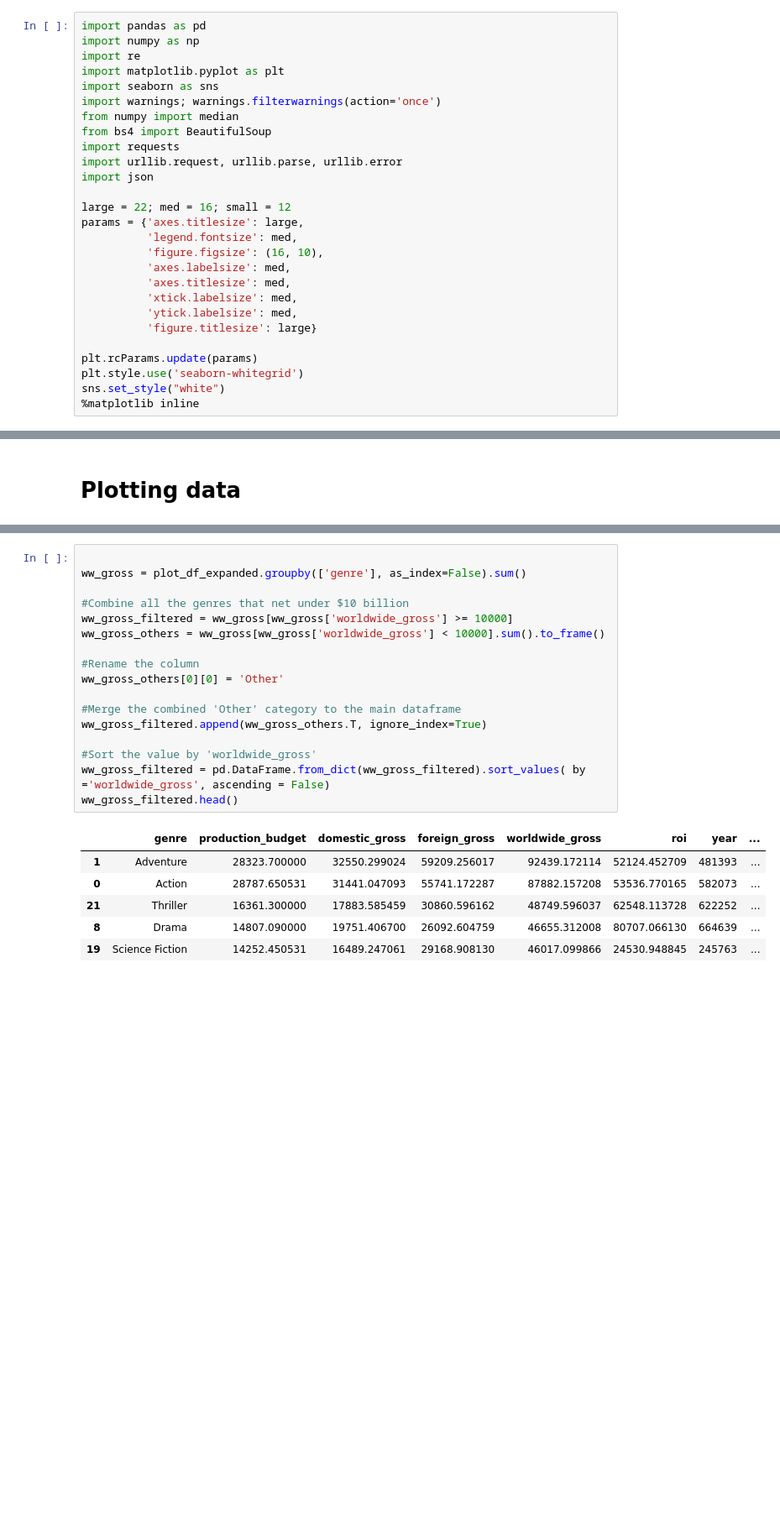
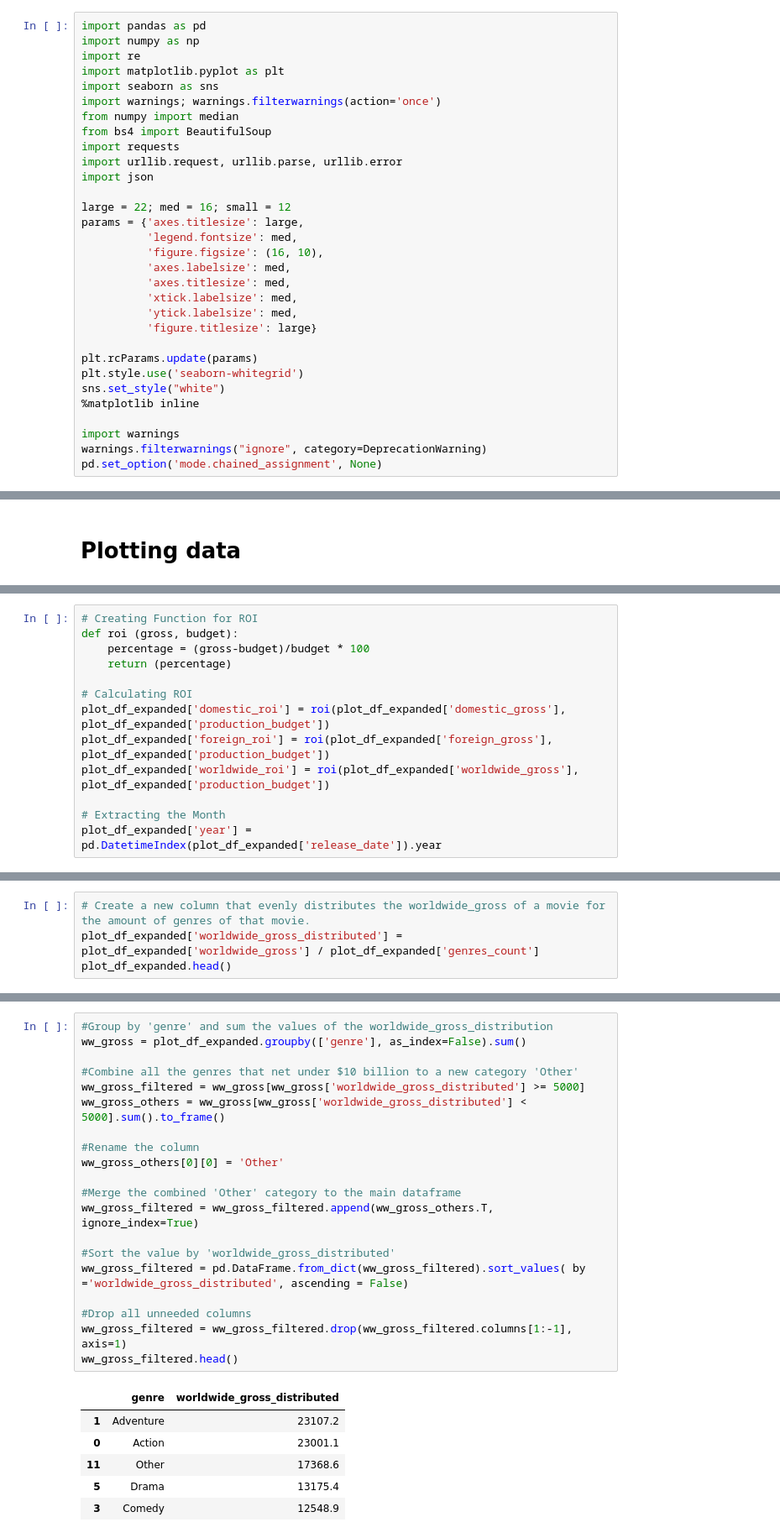
Before and after one commit to conlpate/dsc-mod-1-project-v2-1-onl01-dtsc-pt-052620, a Jupyter notebook: FINAL_MERGED.ipynb, the cells around one changed output, grey strips where cells are left out. Shown at 84% size. Saved outputs shown, nothing was run; the diff lists cells and outputs as text; blank space fills up the shorter version.

```diff
--- a/FINAL_MERGED.ipynb
+++ b/FINAL_MERGED.ipynb
@@ -25,5 +25,9 @@ plt.rcParams.update(params)
 plt.style.use('seaborn-whitegrid')
 sns.set_style("white")
 %matplotlib inline
+
+import warnings
+warnings.filterwarnings("ignore", category=DeprecationWarning)
+pd.set_option('mode.chained_assignment', None)
 # %% [markdown]
 1.  Importing data from .csv files
@@ -810,0 +813,13 @@ ww_gross.head()
+# %%
+# Creating Function for ROI
+def roi (gross, budget):
+    percentage = (gross-budget)/budget * 100
+    return (percentage)
+
+# Calculating ROI
+plot_df_expanded['domestic_roi'] = roi(plot_df_expanded['domestic_gross'], plot_df_expanded['production_budget'])
+plot_df_expanded['foreign_roi'] = roi(plot_df_expanded['foreign_gross'], plot_df_expanded['production_budget'])
+plot_df_expanded['worldwide_roi'] = roi(plot_df_expanded['worldwide_gross'], plot_df_expanded['production_budget'])
+
+# Extracting the Month
+plot_df_expanded['year'] = pd.DatetimeIndex(plot_df_expanded['release_date']).year
@@ -810,0 +873,4 @@ ww_gross.head()
+# %%
+# Create a new column that evenly distributes the worldwide_gross of a movie for the amount of genres of that movie.
+plot_df_expanded['worldwide_gross_distributed'] = plot_df_expanded['worldwide_gross'] / plot_df_expanded['genres_count']
+plot_df_expanded.head()
@@ -811,25 +884,28 @@ ww_gross.head()
 # %%
-
+#Group by 'genre' and sum the values of the worldwide_gross_distribution
 ww_gross = plot_df_expanded.groupby(['genre'], as_index=False).sum()
 
-#Combine all the genres that net under $10 billion
-ww_gross_filtered = ww_gross[ww_gross['worldwide_gross'] >= 10000]
-ww_gross_others = ww_gross[ww_gross['worldwide_gross'] < 10000].sum().to_frame()
+#Combine all the genres that net under $10 billion to a new category 'Other'
+ww_gross_filtered = ww_gross[ww_gross['worldwide_gross_distributed'] >= 5000]
+ww_gross_others = ww_gross[ww_gross['worldwide_gross_distributed'] < 5000].sum().to_frame()
 
 #Rename the column
 ww_gross_others[0][0] = 'Other'
 
 #Merge the combined 'Other' category to the main dataframe
-ww_gross_filtered.append(ww_gross_others.T, ignore_index=True)
+ww_gross_filtered = ww_gross_filtered.append(ww_gross_others.T, ignore_index=True)
 
-#Sort the value by 'worldwide_gross'
-ww_gross_filtered = pd.DataFrame.from_dict(ww_gross_filtered).sort_values( by ='worldwide_gross', ascending = False)
+#Sort the value by 'worldwide_gross_distributed'
+ww_gross_filtered = pd.DataFrame.from_dict(ww_gross_filtered).sort_values( by ='worldwide_gross_distributed', ascending = False)
+
+#Drop all unneeded columns
+ww_gross_filtered = ww_gross_filtered.drop(ww_gross_filtered.columns[1:-1], axis=1)
 ww_gross_filtered.head()
 # %% [output]
-|  | genre | production_budget | domestic_gross | foreign_gross | worldwide_gross | roi | year | ... |
-| 1 | Adventure | 28323.700000 | 32550.299024 | 59209.256017 | 92439.172114 | 52124.452709 | 481393 | ... |
-| 0 | Action | 28787.650531 | 31441.047093 | 55741.172287 | 87882.157208 | 53536.770165 | 582073 | ... |
-| 21 | Thriller | 16361.300000 | 17883.585459 | 30860.596162 | 48749.596037 | 62548.113728 | 622252 | ... |
-| 8 | Drama | 14807.090000 | 19751.406700 | 26092.604759 | 46655.312008 | 80707.066130 | 664639 | ... |
-| 19 | Science Fiction | 14252.450531 | 16489.247061 | 29168.908130 | 46017.099866 | 24530.948845 | 245763 | ... |
+|  | genre | worldwide_gross_distributed |
+| 1 | Adventure | 23107.2 |
+| 0 | Action | 23001.1 |
+| 11 | Other | 17368.6 |
+| 5 | Drama | 13175.4 |
+| 3 | Comedy | 12548.9 |
 # %%
```
Also changed, not shown: parts of 31 cells of this notebook.
